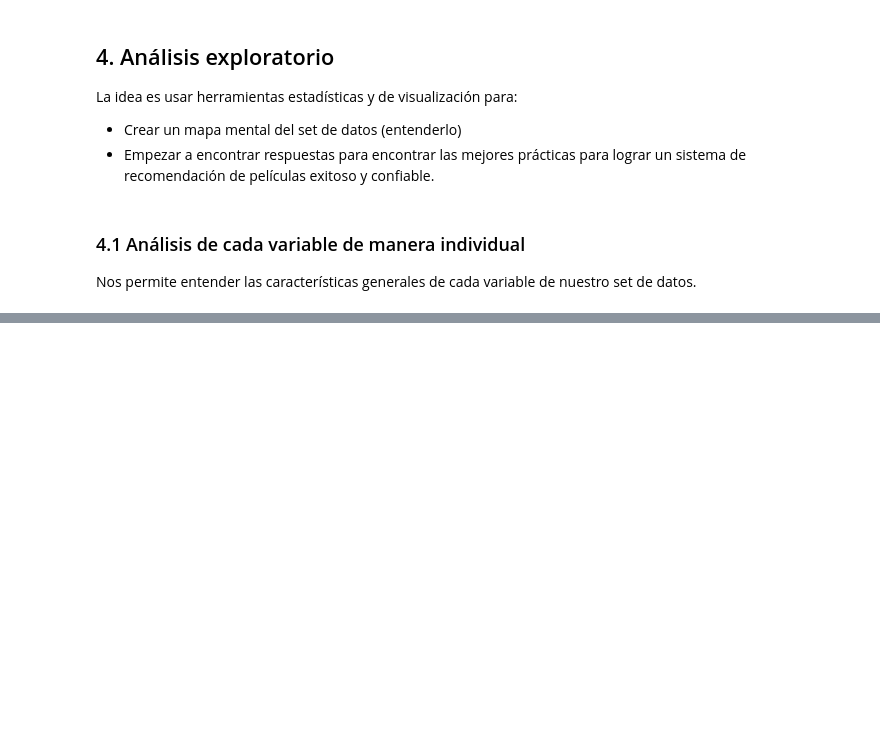
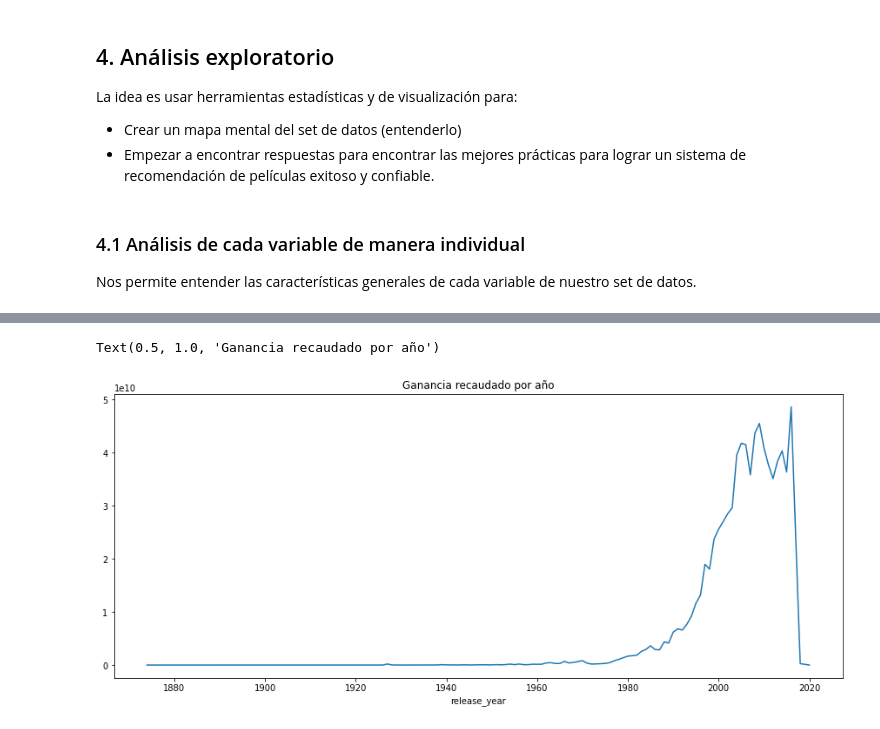
Before and after one commit to villarrealfx/PI-01-MLOps-Henry, a Jupyter notebook: EDA-(Exploratory-Data-Analysis-ML.ipynb, the cells around one changed output, grey strips where cells are left out. Saved outputs shown, nothing was run; the diff lists cells and outputs as text; code cells hidden in the pictures; blank space fills up the shorter version.

```diff
--- a/EDA-(Exploratory-Data-Analysis-ML.ipynb
+++ b/EDA-(Exploratory-Data-Analysis-ML.ipynb
@@ -219,0 +188,12 @@ similarity = cosine_similarity(vector)
+# %%
+# Como Premisa del problema se ha tomado la feature "budget" como ganacia
+# graficamos el comportamiento histórico de las gancias anuales
+release_year = data.groupby(['release_year']).sum()
+release_year = release_year.sort_index()
+
+plt.figure(figsize=(15,6))
+sns.lineplot(x=release_year.index, y= release_year['budget'].values)
+plt.title('Ganancia recaudado por año')
+# %% [output]
+Text(0.5, 1.0, 'Ganancia recaudado por año')
+[figure, added]
```
Also changed, not shown: parts of 37 cells of this notebook, 4 other files.
